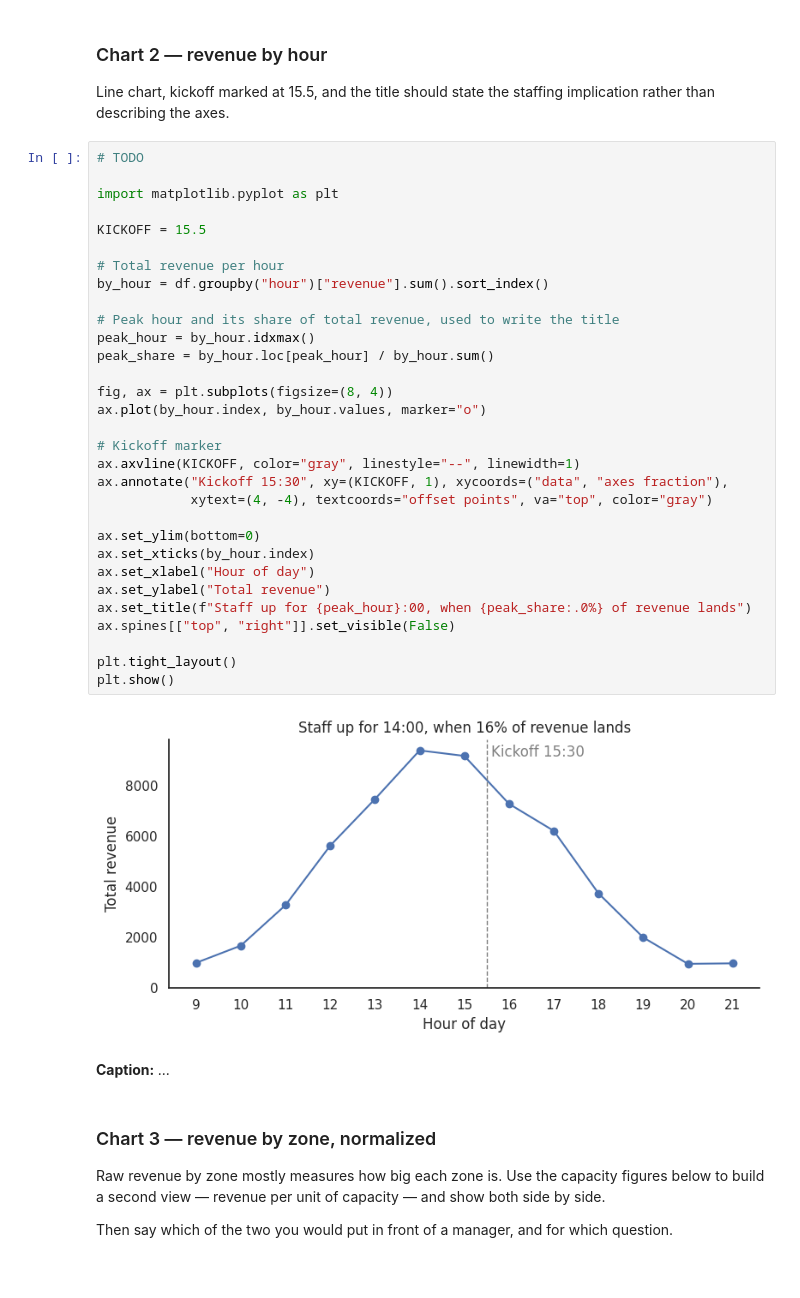
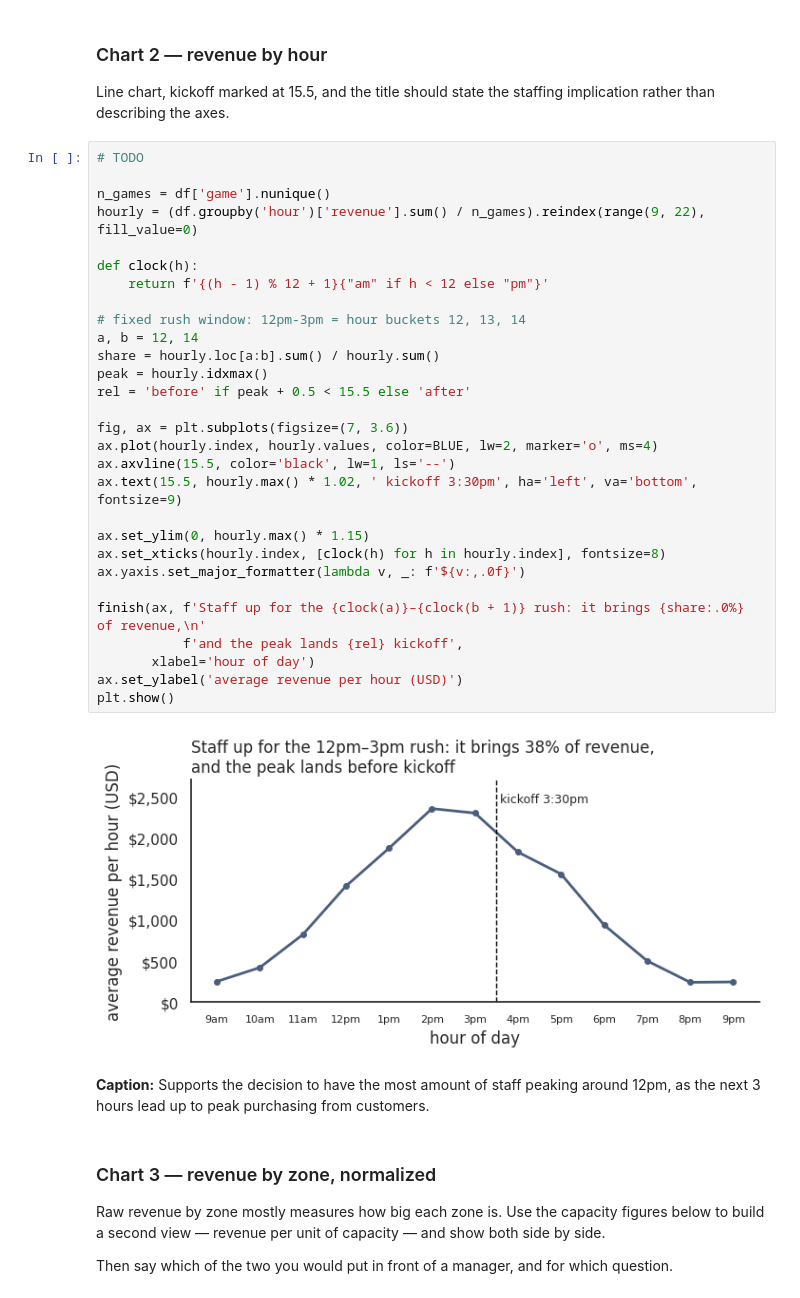
Before and after one commit to michaelhunter12/ds2002-fa26, a Jupyter notebook: notebooks/07-visualization/2026-11-13 — Visualization Challenge — Lab.ipynb, the cells around one changed output. Drawn from its saved outputs; the diff is of its cells as text.

```diff
--- a/notebooks/07-visualization/2026-11-13 — Visualization Challenge — Lab.ipynb
+++ b/notebooks/07-visualization/2026-11-13 — Visualization Challenge — Lab.ipynb
@@ -124,41 +124,39 @@ plt.show()
 ### Chart 2 — revenue by hour
 
 Line chart, kickoff marked at 15.5, and the title should state the staffing implication rather than describing the axes.
-# %%
-# TODO
-
-import matplotlib.pyplot as plt
-
-KICKOFF = 15.5
-
-# Total revenue per hour
-by_hour = df.groupby("hour")["revenue"].sum().sort_index()
-
-# Peak hour and its share of total revenue, used to write the title
-peak_hour = by_hour.idxmax()
-peak_share = by_hour.loc[peak_hour] / by_hour.sum()
-
-fig, ax = plt.subplots(figsize=(8, 4))
-ax.plot(by_hour.index, by_hour.values, marker="o")
-
-# Kickoff marker
-ax.axvline(KICKOFF, color="gray", linestyle="--", linewidth=1)
-ax.annotate("Kickoff 15:30", xy=(KICKOFF, 1), xycoords=("data", "axes fraction"),
-            xytext=(4, -4), textcoords="offset points", va="top", color="gray")
-
-ax.set_ylim(bottom=0)
-ax.set_xticks(by_hour.index)
-ax.set_xlabel("Hour of day")
-ax.set_ylabel("Total revenue")
-ax.set_title(f"Staff up for {peak_hour}:00, when {peak_share:.0%} of revenue lands")
-ax.spines[["top", "right"]].set_visible(False)
-
-plt.tight_layout()
-plt.show()
-# %% [output]
-[figure, removed]
+# %%
+# TODO
+
+n_games = df['game'].nunique()
+hourly = (df.groupby('hour')['revenue'].sum() / n_games).reindex(range(9, 22), fill_value=0)
+
+def clock(h):
+    return f'{(h - 1) % 12 + 1}{"am" if h < 12 else "pm"}'
+
+# fixed rush window: 12pm-3pm = hour buckets 12, 13, 14
+a, b = 12, 14
+share = hourly.loc[a:b].sum() / hourly.sum()
+peak = hourly.idxmax()
+rel = 'before' if peak + 0.5 < 15.5 else 'after'
+
+fig, ax = plt.subplots(figsize=(7, 3.6))
+ax.plot(hourly.index, hourly.values, color=BLUE, lw=2, marker='o', ms=4)
+ax.axvline(15.5, color='black', lw=1, ls='--')
+ax.text(15.5, hourly.max() * 1.02, ' kickoff 3:30pm', ha='left', va='bottom', fontsize=9)
+
+ax.set_ylim(0, hourly.max() * 1.15)
+ax.set_xticks(hourly.index, [clock(h) for h in hourly.index], fontsize=8)
+ax.yaxis.set_major_formatter(lambda v, _: f'${v:,.0f}')
+
+finish(ax, f'Staff up for the {clock(a)}–{clock(b + 1)} rush: it brings {share:.0%} of revenue,\n'
+           f'and the peak lands {rel} kickoff',
+       xlabel='hour of day')
+ax.set_ylabel('average revenue per hour (USD)')
+plt.show()
+# %% [output]
+[figure, added]
 # %% [markdown]
-**Caption:** _..._
+**Caption:** Supports the decision to have the most amount of staff peaking around 12pm, as the next 3 hours lead up to peak purchasing from customers.
 # %% [markdown]
 ### Chart 3 — revenue by zone, normalized
 
```
Also changed, not shown: parts of 10 cells of this notebook.
